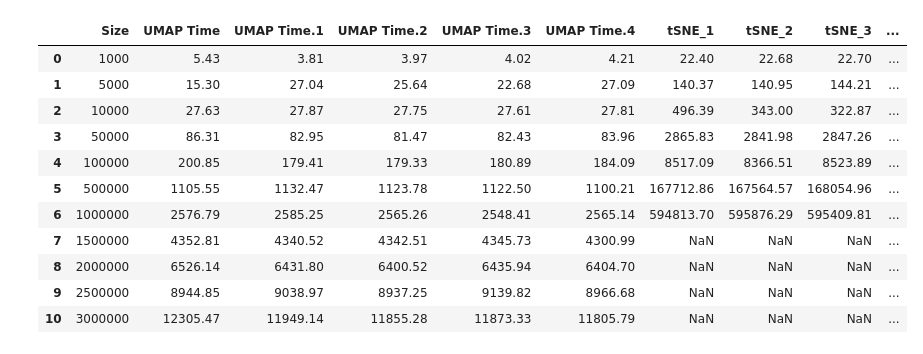
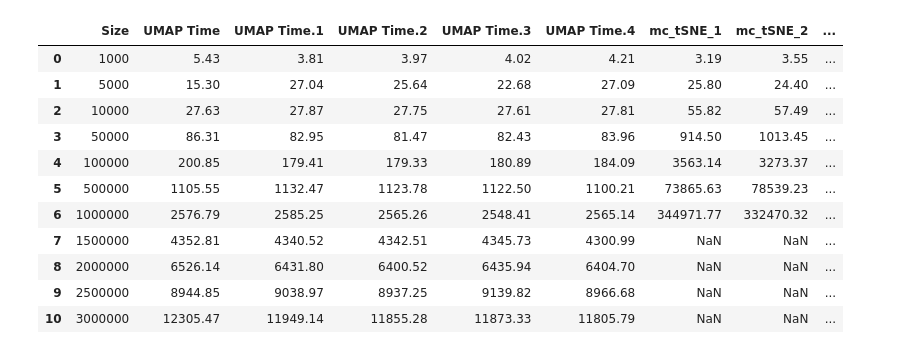
Before and after one commit to lmcinnes/umap_paper_notebooks, a Jupyter notebook: Scaling plot.ipynb, the cells around one changed output. Saved outputs shown, nothing was run; the diff lists cells and outputs as text; code cells hidden in the pictures.

```diff
--- a/Scaling plot.ipynb
+++ b/Scaling plot.ipynb
@@ -7,21 +7,21 @@ import seaborn as sns
 %matplotlib inline
 sns.set(context='poster', rc={'figure.figsize':(12, 10)})
 # %%
-timing_df = pd.read_csv('UMAP Benchmark Results - UMAP January timings.csv')
+timing_df = pd.read_csv('UMAP Benchmark Results - Jan timing for export.csv')
 timing_df
 # %% [output]
-|  | Size | UMAP Time | UMAP Time.1 | UMAP Time.2 | UMAP Time.3 | UMAP Time.4 | tSNE_1 | tSNE_2 | tSNE_3 | ... |
-| 0 | 1000 | 5.43 | 3.81 | 3.97 | 4.02 | 4.21 | 22.40 | 22.68 | 22.70 | ... |
-| 1 | 5000 | 15.30 | 27.04 | 25.64 | 22.68 | 27.09 | 140.37 | 140.95 | 144.21 | ... |
-| 2 | 10000 | 27.63 | 27.87 | 27.75 | 27.61 | 27.81 | 496.39 | 343.00 | 322.87 | ... |
-| 3 | 50000 | 86.31 | 82.95 | 81.47 | 82.43 | 83.96 | 2865.83 | 2841.98 | 2847.26 | ... |
-| 4 | 100000 | 200.85 | 179.41 | 179.33 | 180.89 | 184.09 | 8517.09 | 8366.51 | 8523.89 | ... |
-| 5 | 500000 | 1105.55 | 1132.47 | 1123.78 | 1122.50 | 1100.21 | 167712.86 | 167564.57 | 168054.96 | ... |
-| 6 | 1000000 | 2576.79 | 2585.25 | 2565.26 | 2548.41 | 2565.14 | 594813.70 | 595876.29 | 595409.81 | ... |
-| 7 | 1500000 | 4352.81 | 4340.52 | 4342.51 | 4345.73 | 4300.99 | NaN | NaN | NaN | ... |
-| 8 | 2000000 | 6526.14 | 6431.80 | 6400.52 | 6435.94 | 6404.70 | NaN | NaN | NaN | ... |
-| 9 | 2500000 | 8944.85 | 9038.97 | 8937.25 | 9139.82 | 8966.68 | NaN | NaN | NaN | ... |
-| 10 | 3000000 | 12305.47 | 11949.14 | 11855.28 | 11873.33 | 11805.79 | NaN | NaN | NaN | ... |
+|  | Size | UMAP Time | UMAP Time.1 | UMAP Time.2 | UMAP Time.3 | UMAP Time.4 | mc_tSNE_1 | mc_tSNE_2 | ... |
+| 0 | 1000 | 5.43 | 3.81 | 3.97 | 4.02 | 4.21 | 3.19 | 3.55 | ... |
+| 1 | 5000 | 15.30 | 27.04 | 25.64 | 22.68 | 27.09 | 25.80 | 24.40 | ... |
+| 2 | 10000 | 27.63 | 27.87 | 27.75 | 27.61 | 27.81 | 55.82 | 57.49 | ... |
+| 3 | 50000 | 86.31 | 82.95 | 81.47 | 82.43 | 83.96 | 914.50 | 1013.45 | ... |
+| 4 | 100000 | 200.85 | 179.41 | 179.33 | 180.89 | 184.09 | 3563.14 | 3273.37 | ... |
+| 5 | 500000 | 1105.55 | 1132.47 | 1123.78 | 1122.50 | 1100.21 | 73865.63 | 78539.23 | ... |
+| 6 | 1000000 | 2576.79 | 2585.25 | 2565.26 | 2548.41 | 2565.14 | 344971.77 | 332470.32 | ... |
+| 7 | 1500000 | 4352.81 | 4340.52 | 4342.51 | 4345.73 | 4300.99 | NaN | NaN | ... |
+| 8 | 2000000 | 6526.14 | 6431.80 | 6400.52 | 6435.94 | 6404.70 | NaN | NaN | ... |
+| 9 | 2500000 | 8944.85 | 9038.97 | 8937.25 | 9139.82 | 8966.68 | NaN | NaN | ... |
+| 10 | 3000000 | 12305.47 | 11949.14 | 11855.28 | 11873.33 | 11805.79 | NaN | NaN | ... |
 # %%
 umap_timing_df = (timing_df.set_index('Size')[[x for x in timing_df.columns if x.startswith('UMAP')]]
                   .stack().reset_index('Size')).rename(columns={'Size':'size', 0:'time'})
```
Also changed, not shown: parts of 3 cells of this notebook.
